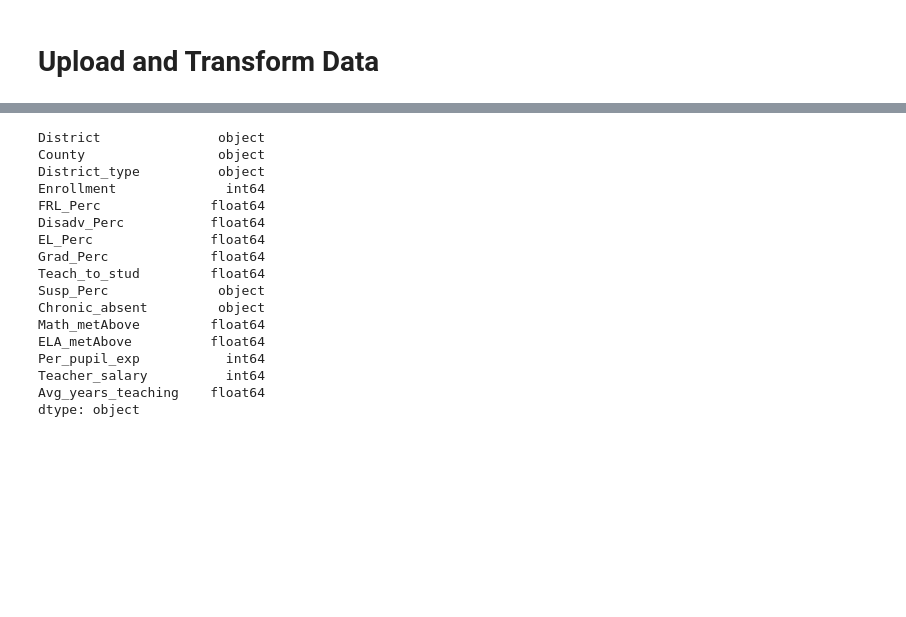
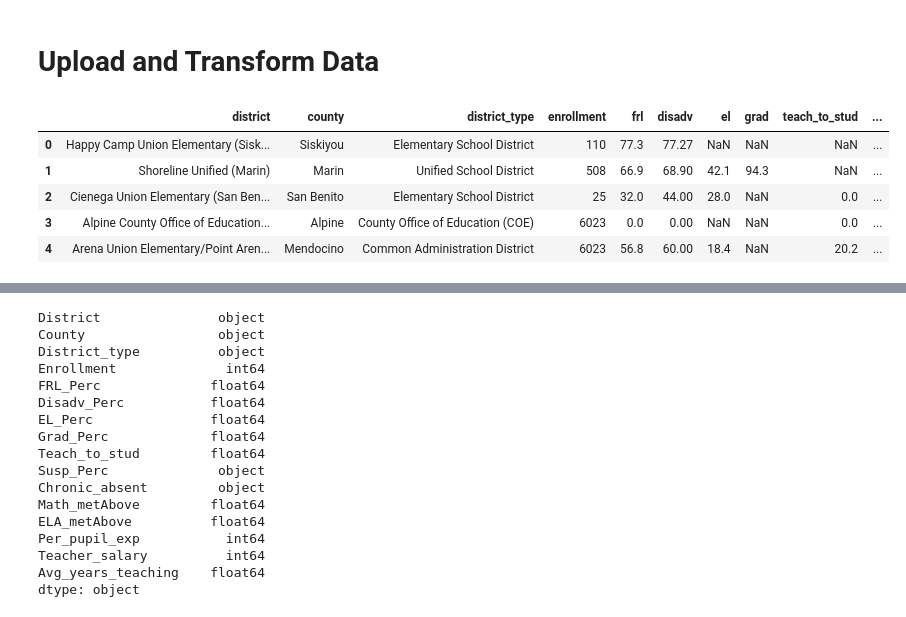
Before and after one commit to lgonzales1/California-School-Success, a Jupyter notebook: Clustering Algorithm.ipynb, the cells around one changed output, grey strips where cells are left out. Saved outputs shown, nothing was run; the diff lists cells and outputs as text; code cells hidden in the pictures; blank space fills up the shorter version.

Commit message:
Added SQLAlchemy connection to models

```diff
--- a/Clustering Algorithm.ipynb
+++ b/Clustering Algorithm.ipynb
@@ -19,3 +14,20 @@ districts = spark.read.csv(SparkFiles.get("District_data.csv"), sep=",", header=
+# %%
+# Create the engine to connect to the PostgreSQL database
+engine = sqlalchemy.create_engine('postgresql://postgres:districtdata@districtdata.ckva5djfpzaj.us-east-1.rds.amazonaws.com:5432/District Data')
+sql_query='''
+SELECT * FROM district_demographics
+JOIN district_scores
+ON district_demographics.district=district_scores.district
+'''
+my_dataframe=pd.read_sql(sql_query,con=engine)
+my_dataframe.head()
+# %% [output]
+|  | district | county | district_type | enrollment | frl | disadv | el | grad | teach_to_stud | ... |
+| 0 | Happy Camp Union Elementary (Sisk... | Siskiyou | Elementary School District | 110 | 77.3 | 77.27 | NaN | NaN | NaN | ... |
+| 1 | Shoreline Unified (Marin) | Marin | Unified School District | 508 | 66.9 | 68.90 | 42.1 | 94.3 | NaN | ... |
+| 2 | Cienega Union Elementary (San Ben... | San Benito | Elementary School District | 25 | 32.0 | 44.00 | 28.0 | NaN | 0.0 | ... |
+| 3 | Alpine County Office of Education... | Alpine | County Office of Education (COE) | 6023 | 0.0 | 0.00 | NaN | NaN | 0.0 | ... |
+| 4 | Arena Union Elementary/Point Aren... | Mendocino | Common Administration District | 6023 | 56.8 | 60.00 | 18.4 | NaN | 20.2 | ... |
 # %%
 # Read the CSV file into a Pandas DataFrame
 
```
Also changed, not shown: parts of 6 cells of this notebook, 2 other files.
